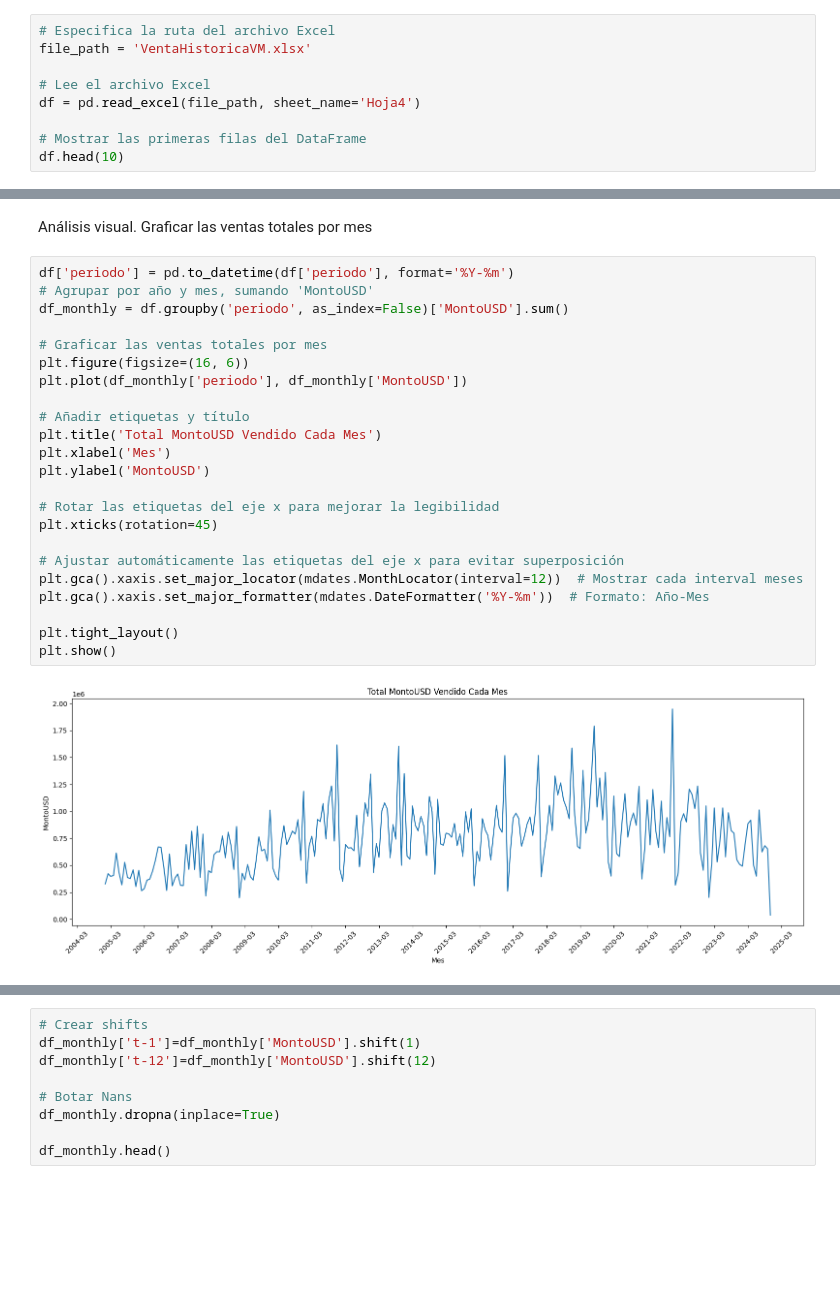
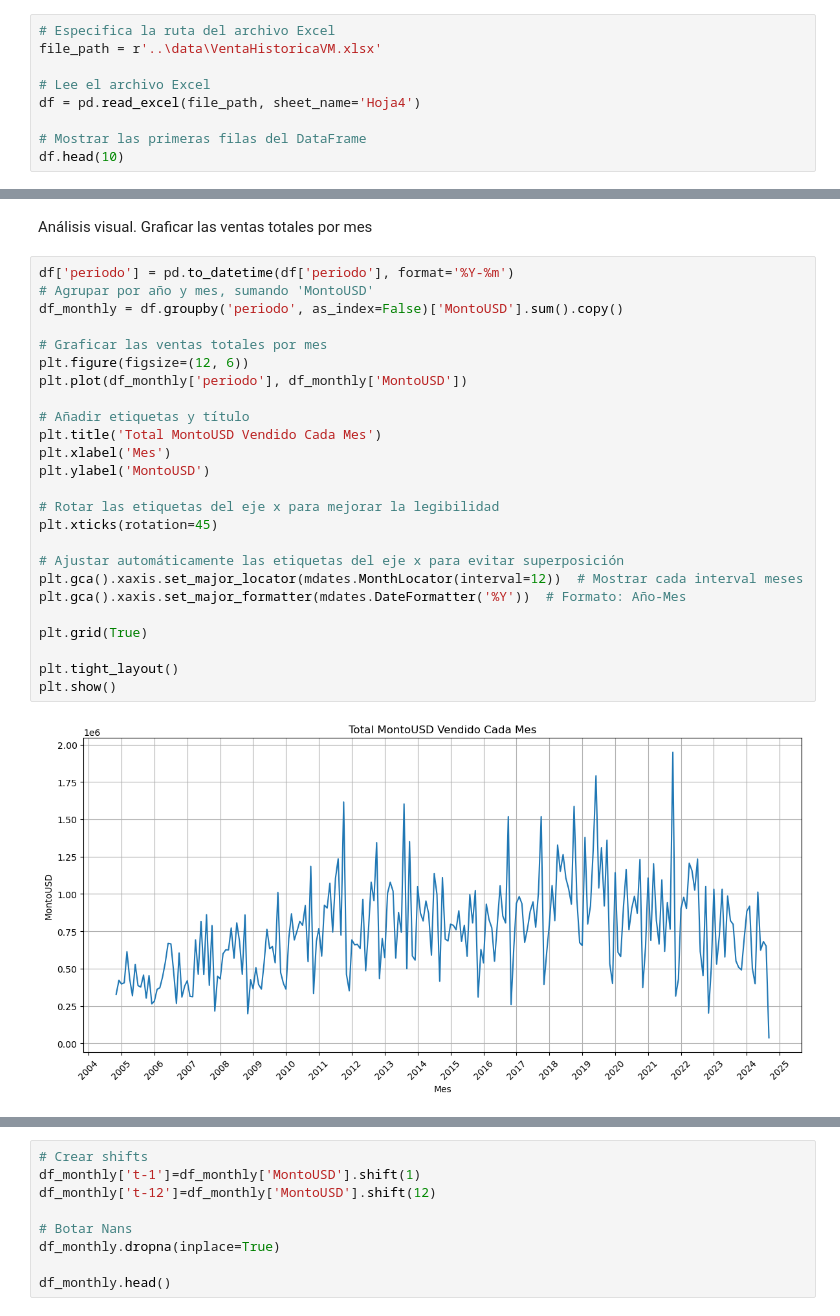
Before and after one commit to Gaddran/Tarea3AnalisisDatos, a Jupyter notebook: notebooks/TareaAnalisis.ipynb, the cells around one changed output, grey strips where cells are left out. Saved outputs shown, nothing was run; the diff lists cells and outputs as text; blank space fills up the shorter version.

```diff
--- a/notebooks/TareaAnalisis.ipynb
+++ b/notebooks/TareaAnalisis.ipynb
@@ -33,6 +34,6 @@ Descripción del contexto: Determinar la demanda global de vinos dada la venta h
 # %%
 # Especifica la ruta del archivo Excel
-file_path = 'VentaHistoricaVM.xlsx'
+file_path = r'..\data\VentaHistoricaVM.xlsx'
 
 # Lee el archivo Excel
 df = pd.read_excel(file_path, sheet_name='Hoja4')
@@ -534,28 +545,30 @@ Análisis visual. Graficar las ventas totales por mes
 # %%
 df['periodo'] = pd.to_datetime(df['periodo'], format='%Y-%m')
 # Agrupar por año y mes, sumando 'MontoUSD'
-df_monthly = df.groupby('periodo', as_index=False)['MontoUSD'].sum()
+df_monthly = df.groupby('periodo', as_index=False)['MontoUSD'].sum().copy()
 
 # Graficar las ventas totales por mes
-plt.figure(figsize=(16, 6))
+plt.figure(figsize=(12, 6))
 plt.plot(df_monthly['periodo'], df_monthly['MontoUSD'])
 
 # Añadir etiquetas y título
 plt.title('Total MontoUSD Vendido Cada Mes')
 plt.xlabel('Mes')
 plt.ylabel('MontoUSD')
 
 # Rotar las etiquetas del eje x para mejorar la legibilidad
 plt.xticks(rotation=45)
 
 # Ajustar automáticamente las etiquetas del eje x para evitar superposición
 plt.gca().xaxis.set_major_locator(mdates.MonthLocator(interval=12))  # Mostrar cada interval meses
-plt.gca().xaxis.set_major_formatter(mdates.DateFormatter('%Y-%m'))  # Formato: Año-Mes
+plt.gca().xaxis.set_major_formatter(mdates.DateFormatter('%Y'))  # Formato: Año-Mes
+
+plt.grid(True)
 
 plt.tight_layout()
 plt.show()
 # %% [output]
-[figure, old version]
+[figure, new version]
 # %% [markdown]
 Podemos observar algunos patrones que sugieren posibles problemas de no estacionariedad:
 
```
Also changed, not shown: parts of 87 cells of this notebook, 1 other file.
